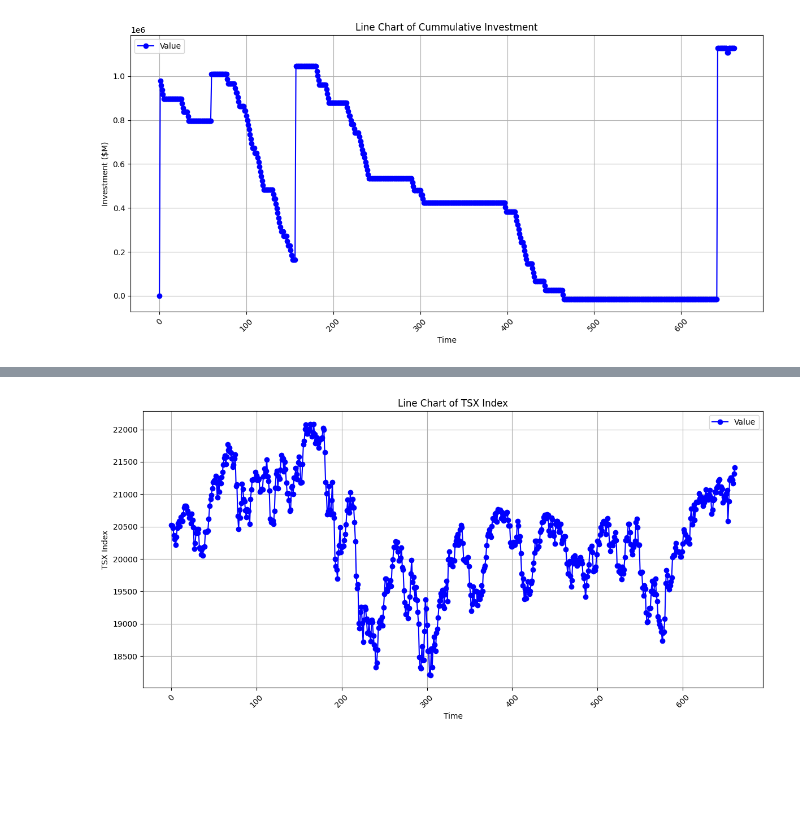
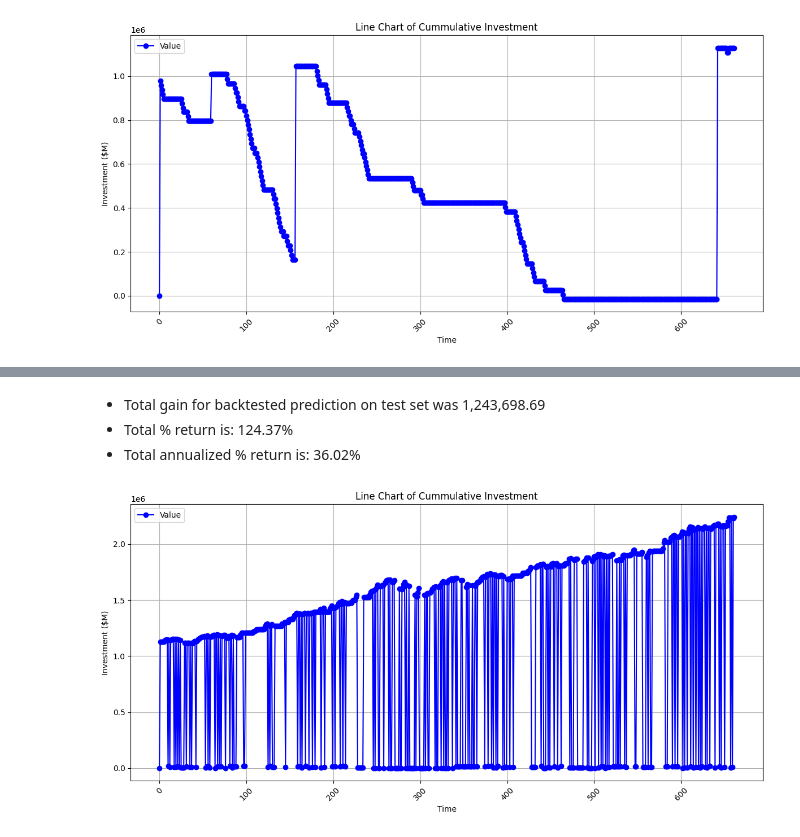
Before and after one commit to kennethpwall1/LHL-Final-Final-Project-Stock-Price-Prediction, a Jupyter notebook: notebooks/5 - back_testingLogReg.ipynb, the cells around one changed output, grey strips where cells are left out. Cells and saved outputs as stored; diff of their text form; code cells hidden in the pictures; blank space fills up the shorter version.

```diff
--- a/notebooks/5 - back_testingLogReg.ipynb
+++ b/notebooks/5 - back_testingLogReg.ipynb
@@ -96,7 +69,7 @@ See the caveats in the documentation: https://pandas.pydata.org/pandas-docs/stab
 for index, row in df.iterrows():
     if index > 0:  # Ensure there is a prior row
         open = df.loc[index - 1, 'TSX']
-        investment, shares, action, avg = trade(open, row['TSX'], index, df, shares, investment, row['Predict'], expected_return)
+        investment, shares, action, avg = trade_DCA(open, row['TSX'], index, df, shares, investment, row['Predict'], expected_return)
         df.loc[index, 'Cummulative Investment'] = investment
         df.loc[index, 'Shares Held'] = shares
         df.loc[index, 'Action'] = action
@@ -112,2 +78,0 @@ See the caveats in the documentation: https://pandas.pydata.org/pandas-docs/stab
-# %%
-df['Buy'] = df['Buy'].fillna(0)
@@ -194,0 +141,11 @@ plt.tight_layout()  # Adjust the padding between and around subplots
+# %%
+for index, row in df.iterrows():
+    if index > 0:  # Ensure there is a prior row
+        open = df.loc[index - 1, 'TSX']
+        investment, shares, action, avg = trade_purchase(open, row['TSX'], index, df, shares, investment, row['Predict'])
+        df.loc[index, 'Cummulative Investment'] = investment
+        df.loc[index, 'Shares Held'] = shares
+        df.loc[index, 'Action'] = action
+        df.loc[index, 'Average Price'] = avg
+        if action == 'hold':
+            df.loc[index, 'Buy'] = row['TSX']
@@ -195,14 +186,18 @@ plt.tight_layout()  # Adjust the padding between and around subplots
+# %% [markdown]
+- Total gain for backtested prediction on test set was 1,243,698.69
+- Total % return is: 124.37%
+- Total annualized % return is: 36.02%
 # %%
 plt.figure(figsize=(12, 6))  # Set the figure size
-plt.plot(df.index, df['TSX'], marker='o', linestyle='-', color='b', label='Value')  # Plot the line chart
+plt.plot(df.index, df['Cummulative Investment'], marker='o', linestyle='-', color='b', label='Value')  # Plot the line chart
 
 # Customize the plot
-plt.title('Line Chart of TSX Index')  # Set the title
+plt.title('Line Chart of Cummulative Investment')  # Set the title
 plt.xlabel('Time')  # Label for x-axis
-plt.ylabel('TSX Index')  # Label for y-axis
+plt.ylabel('Investment ($M)')  # Label for y-axis
 plt.xticks(rotation=45)  # Rotate x-axis labels for better readability
 plt.legend()  # Show legend
 plt.grid(True)  # Show grid
 plt.tight_layout()  # Adjust the padding between and around subplots
 # %% [output]
-[figure, old version]
+[figure, new version]
```
Also changed, not shown: parts of 15 cells of this notebook, 9 other files.
